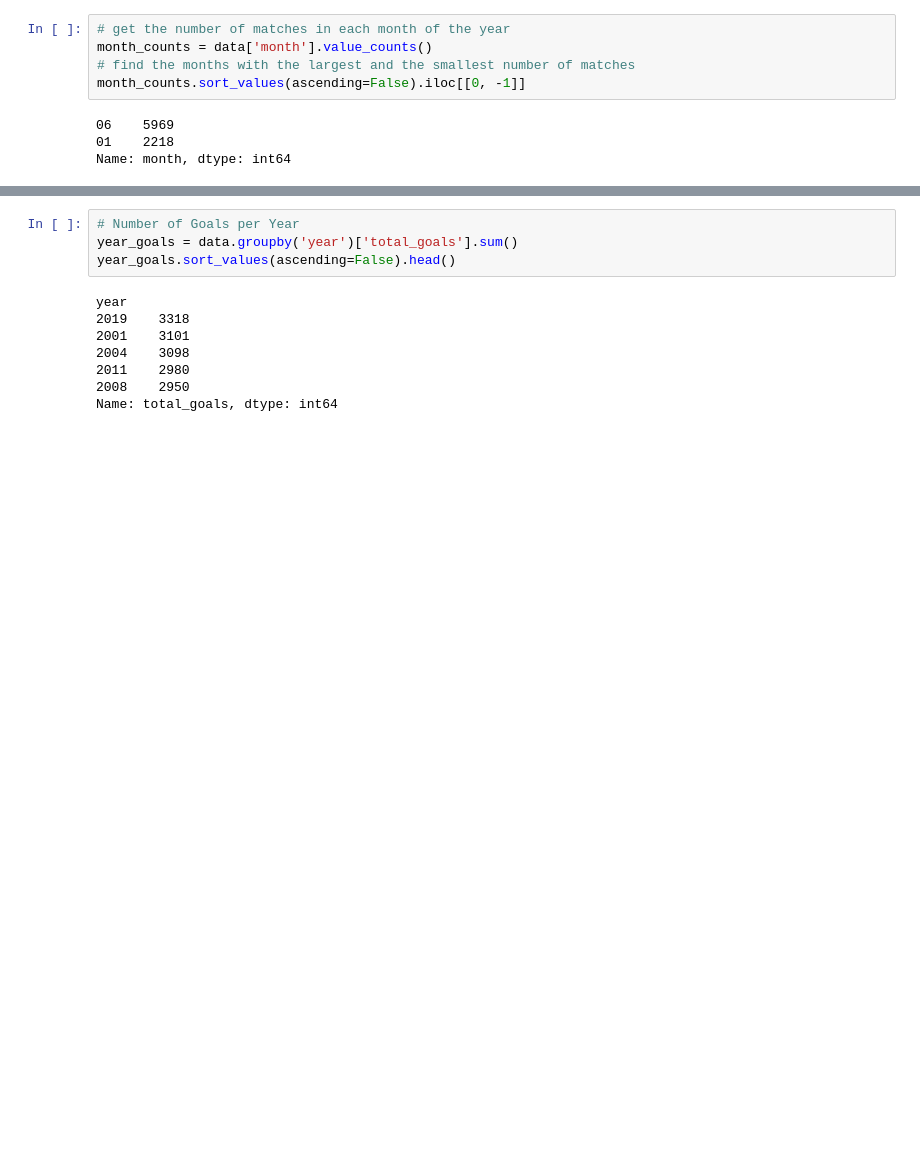
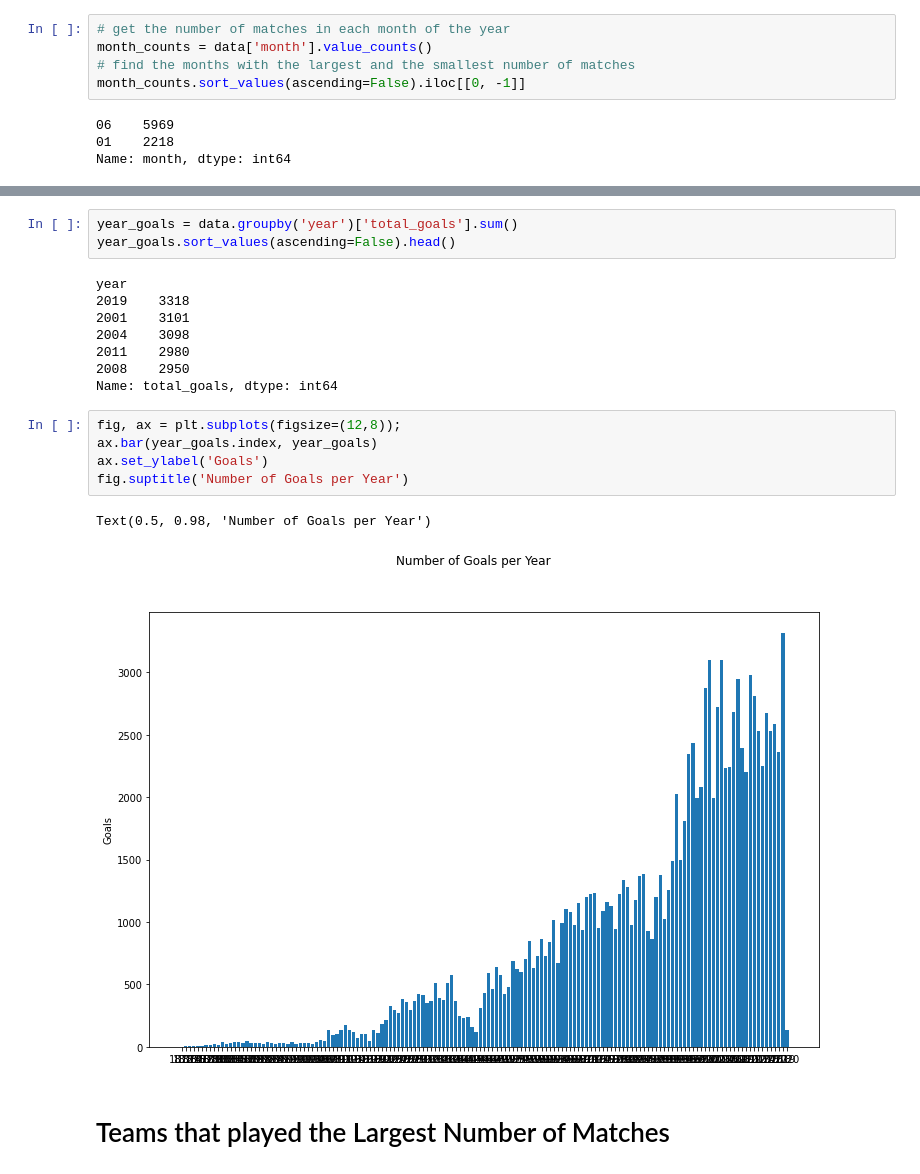
Before and after one commit to abdo17rabah/International-Football-Matches-Analysis, a Jupyter notebook: footNotebook.ipynb, the cells around one changed output, grey strips where cells are left out. Saved outputs shown, nothing was run; the diff lists cells and outputs as text; blank space fills up the shorter version.

```diff
--- a/footNotebook.ipynb
+++ b/footNotebook.ipynb
@@ -54,7 +79,6 @@ data[data['total_goals'] == data['total_goals'].max()]
 |  | date | home_team | away_team | home_score | away_score | tournament | city | country | neutral | year | ... |
 | 23796 | 2001-04-11 | Australia | American Samoa | 31 | 0 | FIFA World Cup qualification | Coffs Harbour | Australia | False | 2001 | ... |
 # %%
-# Number of Goals per Year
 year_goals = data.groupby('year')['total_goals'].sum()
 year_goals.sort_values(ascending=False).head()
 # %% [output]
@@ -65,4 +89,14 @@ year
 2011    2980
 2008    2950
 Name: total_goals, dtype: int64
+# %%
+fig, ax = plt.subplots(figsize=(12,8));
+ax.bar(year_goals.index, year_goals)
+ax.set_ylabel('Goals')
+fig.suptitle('Number of Goals per Year')
+# %% [output]
+Text(0.5, 0.98, 'Number of Goals per Year')
+[figure, added]
+# %% [markdown]
+# Teams that played the Largest Number of Matches
 # %%
```
Also changed, not shown: parts of 38 cells of this notebook.
